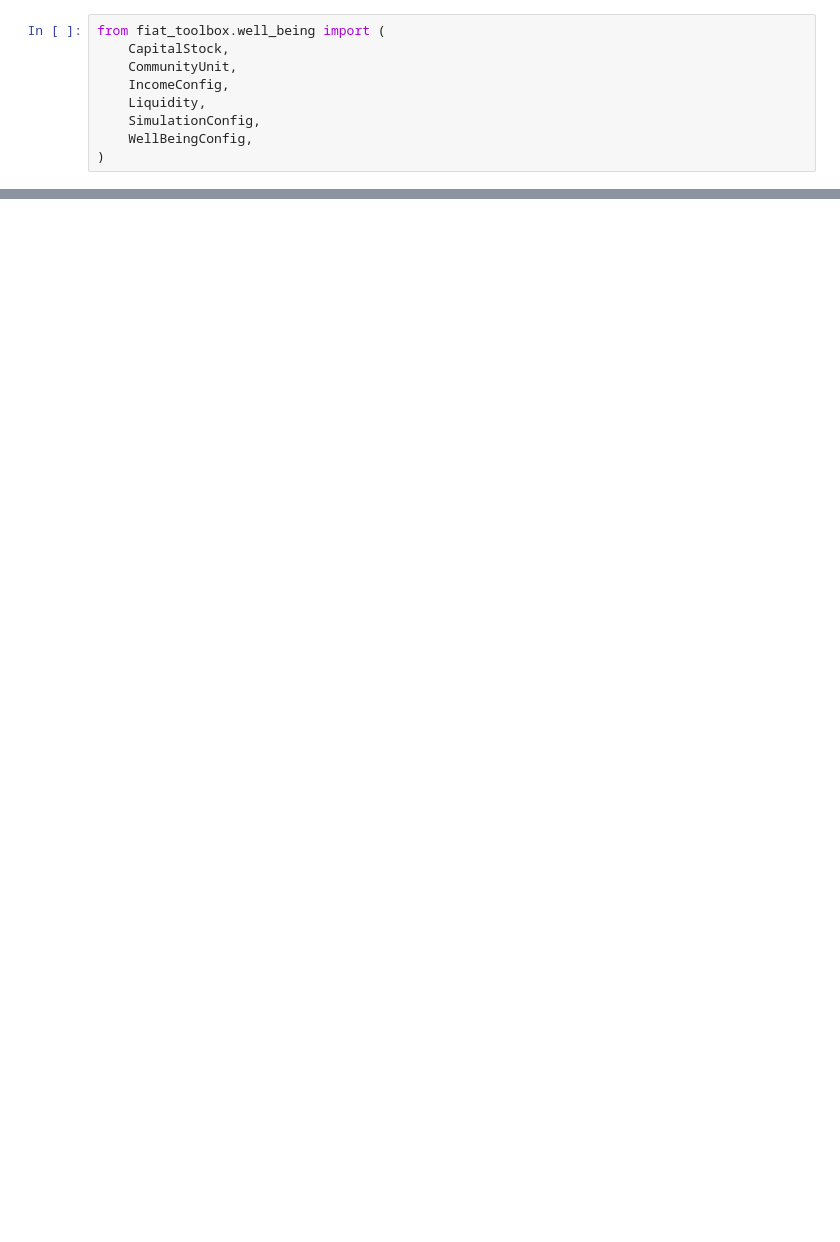
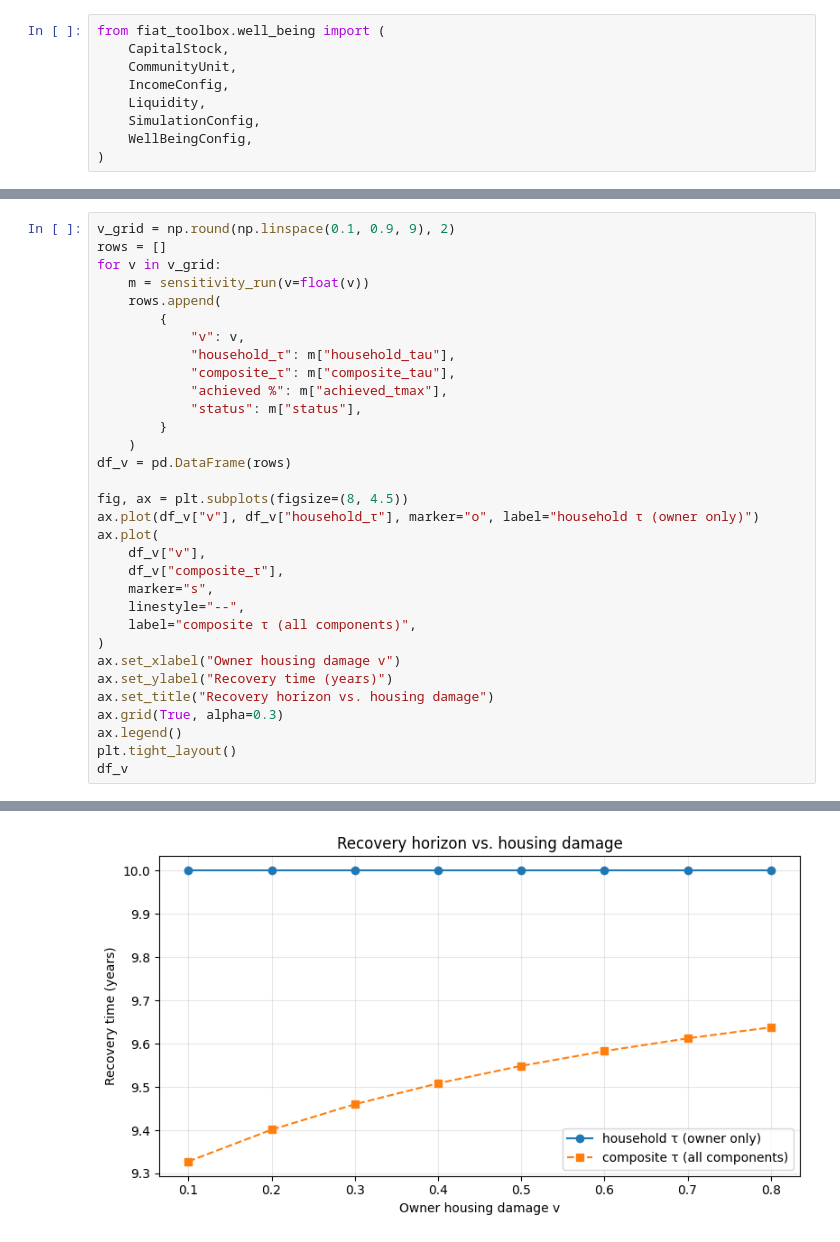
Before and after one commit to Deltares/fiat_toolbox, a Jupyter notebook: examples/well_being/4_extra_income_losses.ipynb, the cells around one changed output, grey strips where cells are left out. Drawn from its saved outputs; the diff is of its cells as text; blank space fills up the shorter version.

```diff
--- a/examples/well_being/4_extra_income_losses.ipynb
+++ b/examples/well_being/4_extra_income_losses.ipynb
@@ -96,0 +166,33 @@ household.plot_consumption()
+# %%
+v_grid = np.round(np.linspace(0.1, 0.9, 9), 2)
+rows = []
+for v in v_grid:
+    m = sensitivity_run(v=float(v))
+    rows.append(
+        {
+            "v": v,
+            "household_τ": m["household_tau"],
+            "composite_τ": m["composite_tau"],
+            "achieved %": m["achieved_tmax"],
+            "status": m["status"],
+        }
+    )
+df_v = pd.DataFrame(rows)
+
+fig, ax = plt.subplots(figsize=(8, 4.5))
+ax.plot(df_v["v"], df_v["household_τ"], marker="o", label="household τ (owner only)")
+ax.plot(
+    df_v["v"],
+    df_v["composite_τ"],
+    marker="s",
+    linestyle="--",
+    label="composite τ (all components)",
+)
+ax.set_xlabel("Owner housing damage v")
+ax.set_ylabel("Recovery time (years)")
+ax.set_title("Recovery horizon vs. housing damage")
+ax.grid(True, alpha=0.3)
+ax.legend()
+plt.tight_layout()
+df_v
+# %% [output]
@@ -96,0 +209 @@ household.plot_consumption()
+[figure, added]
```
Also changed, not shown: parts of 16 cells of this notebook, 2 other files.
